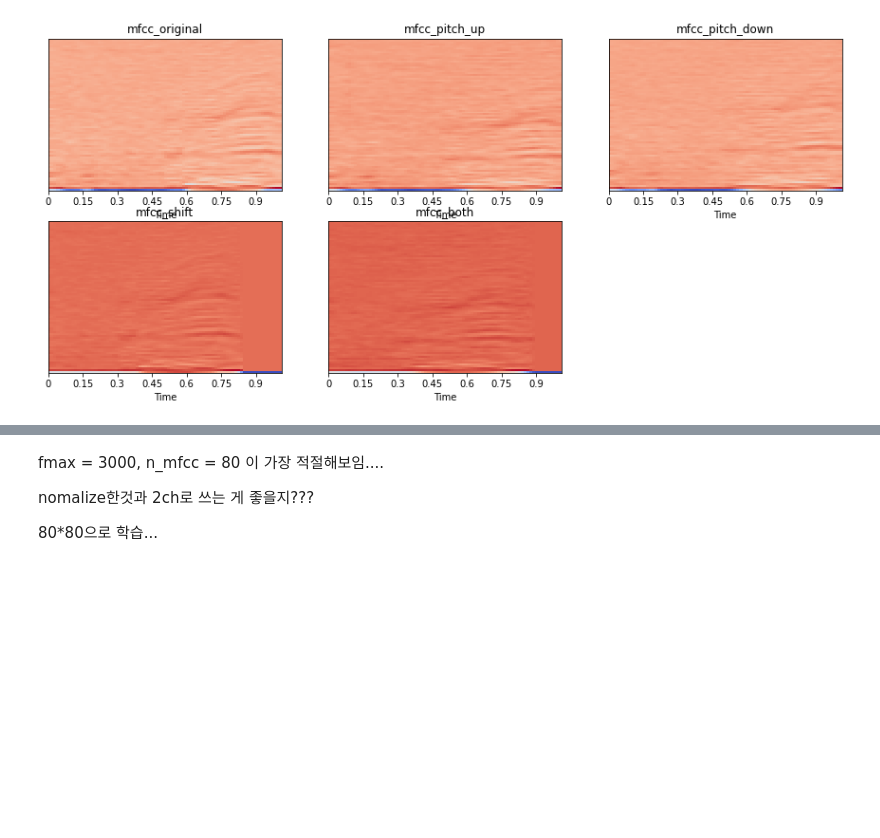
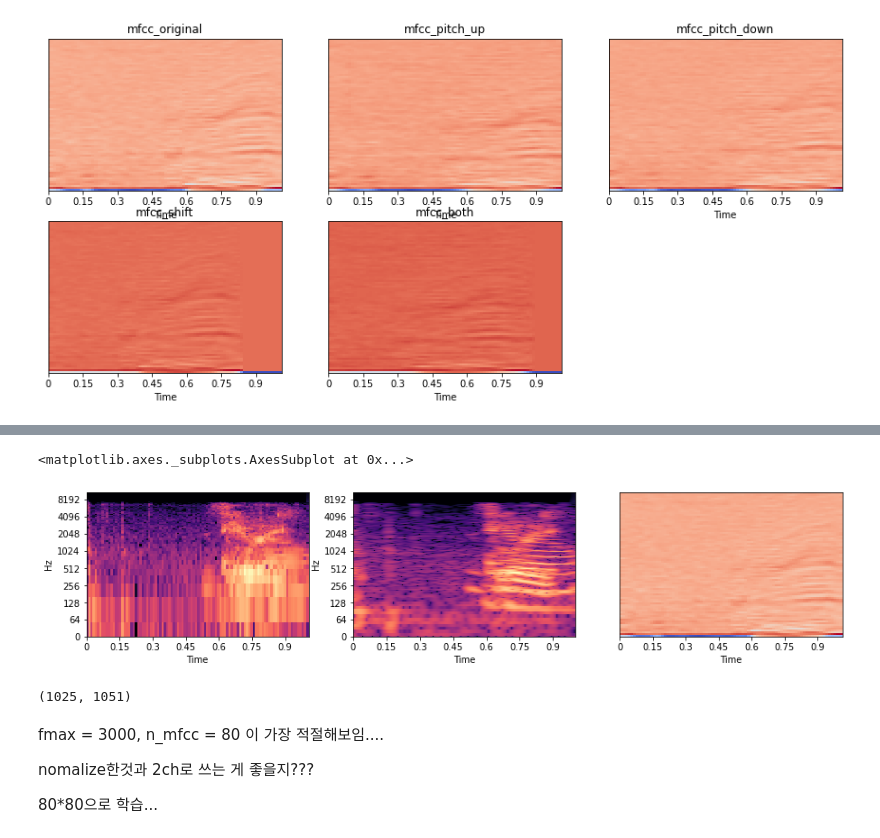
Before and after one commit to 100jy/voice_competition, a Jupyter notebook: 데이터_EDA.ipynb, the cells around one changed output, grey strips where cells are left out. Saved outputs shown, nothing was run; the diff lists cells and outputs as text; code cells hidden in the pictures; blank space fills up the shorter version.

```diff
--- a/데이터_EDA.ipynb
+++ b/데이터_EDA.ipynb
@@ -527,3 +531,31 @@ mfcc_80.shape, mfcc_160.shape
+# %%
+plt.figure(figsize=(15,10))
+plt.subplot(331)
+# mel-spectogram
+x,sr = librosa.load('drive/My Drive/data/test/test_00000.wav')
+hop_length = int(22050/99)
+D = np.abs(librosa.stft(x,hop_length=hop_length, n_fft=199))
+DB = librosa.amplitude_to_db(D, ref=np.max)
+librosa.display.specshow(DB, sr=sr, x_axis='time', y_axis='log',hop_length=hop_length);
+plt.subplot(332)
+# mel-spectogram
+x,sr = librosa.load('drive/My Drive/data/test/test_00000.wav')
+hop_length = int(22050/1024)
+D = np.abs(librosa.stft(x,hop_length=hop_length))
+DB = librosa.amplitude_to_db(D, ref=np.max)
+librosa.display.specshow(DB, sr=sr, x_axis='time', y_axis='log',hop_length=hop_length);
+plt.subplot(333)
+hop_size = int(sr/79)
+#80*80
+mfcc_80 = librosa.feature.mfcc(x,sr = 22050, n_mfcc=80, hop_length = hop_size ,fmax=3000)
+librosa.display.specshow(mfcc_80,hop_length=hop_size,x_axis='time')
+# %% [output]
+<matplotlib.axes._subplots.AxesSubplot at 0x...>
+[figure, added]
+# %%
+DB.shape
+# %% [output]
+(1025, 1051)
 # %% [markdown]
 fmax = 3000, n_mfcc = 80 이 가장 적절해보임....
 
```
Also changed, not shown: parts of 1 cell of this notebook.
